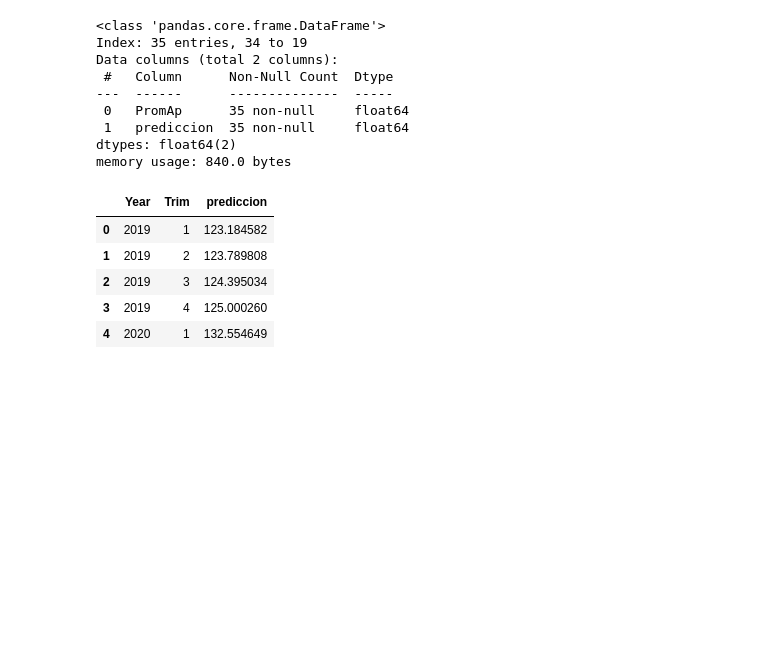
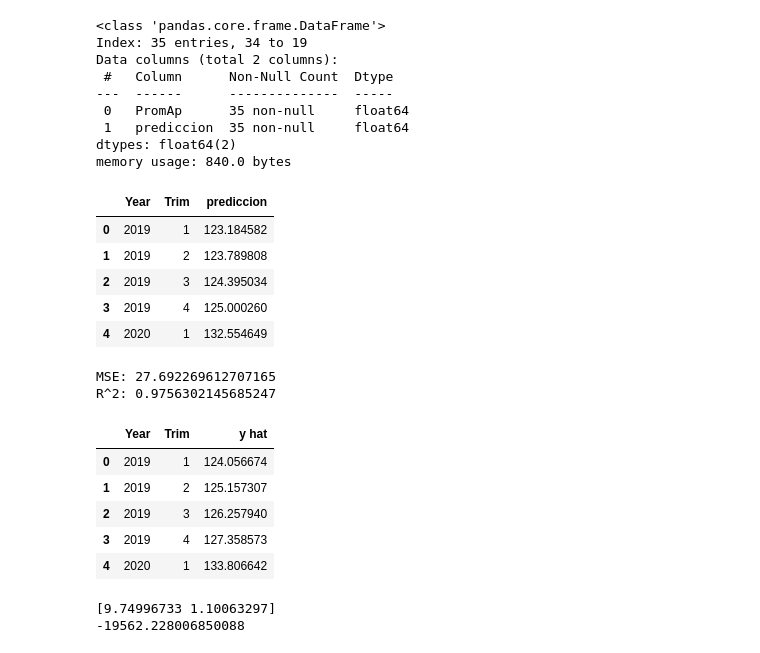
Before and after one commit to DarkinMC/Modelos-Predictivos-Acciones-Disney, a Jupyter notebook: modelo.ipynb, the cells around one changed output. Cells and saved outputs as stored; diff of their text form; code cells hidden in the pictures; blank space fills up the shorter version.

```diff
--- a/modelo.ipynb
+++ b/modelo.ipynb
@@ -755,0 +763,28 @@ out.to_csv('prediccion.csv')
+# %%
+modelo = LinearRegression()
+# %%
+modelo.fit(X_trainr, y_trainr)
+y_pred = modelo.predict(X_testr)
+# %%
+mse = mean_squared_error(y_testr, y_pred)
+r2 = r2_score(y_testr, y_pred)
+
+print(f'MSE: {mse}')
+print(f'R^2: {r2}')
+# %% [output]
+MSE: 27.692269612707165
+R^2: 0.9756302145685247
+# %%
+regresion=modelo.predict(pre)
+# %%
+regresiondf=pd.DataFrame({'y hat' :regresion })
+# %%
+out2=pd.concat([orig,regresiondf],axis=1)
+out2.head()
+# %% [output]
+|  | Year | Trim | y hat |
+| 0 | 2019 | 1 | 124.056674 |
+| 1 | 2019 | 2 | 125.157307 |
+| 2 | 2019 | 3 | 126.257940 |
+| 3 | 2019 | 4 | 127.358573 |
+| 4 | 2020 | 1 | 133.806642 |
@@ -755,0 +793,10 @@ out.to_csv('prediccion.csv')
+# %%
+# Coeficientes
+coeficientes = modelo.coef_
+# Intercepto
+intercepto = modelo.intercept_
+print(coeficientes)
+print(intercepto)
+# %% [output]
+[9.74996733 1.10063297]
+-19562.228006850088
```
Also changed, not shown: parts of 9 cells of this notebook, 2 other files.
